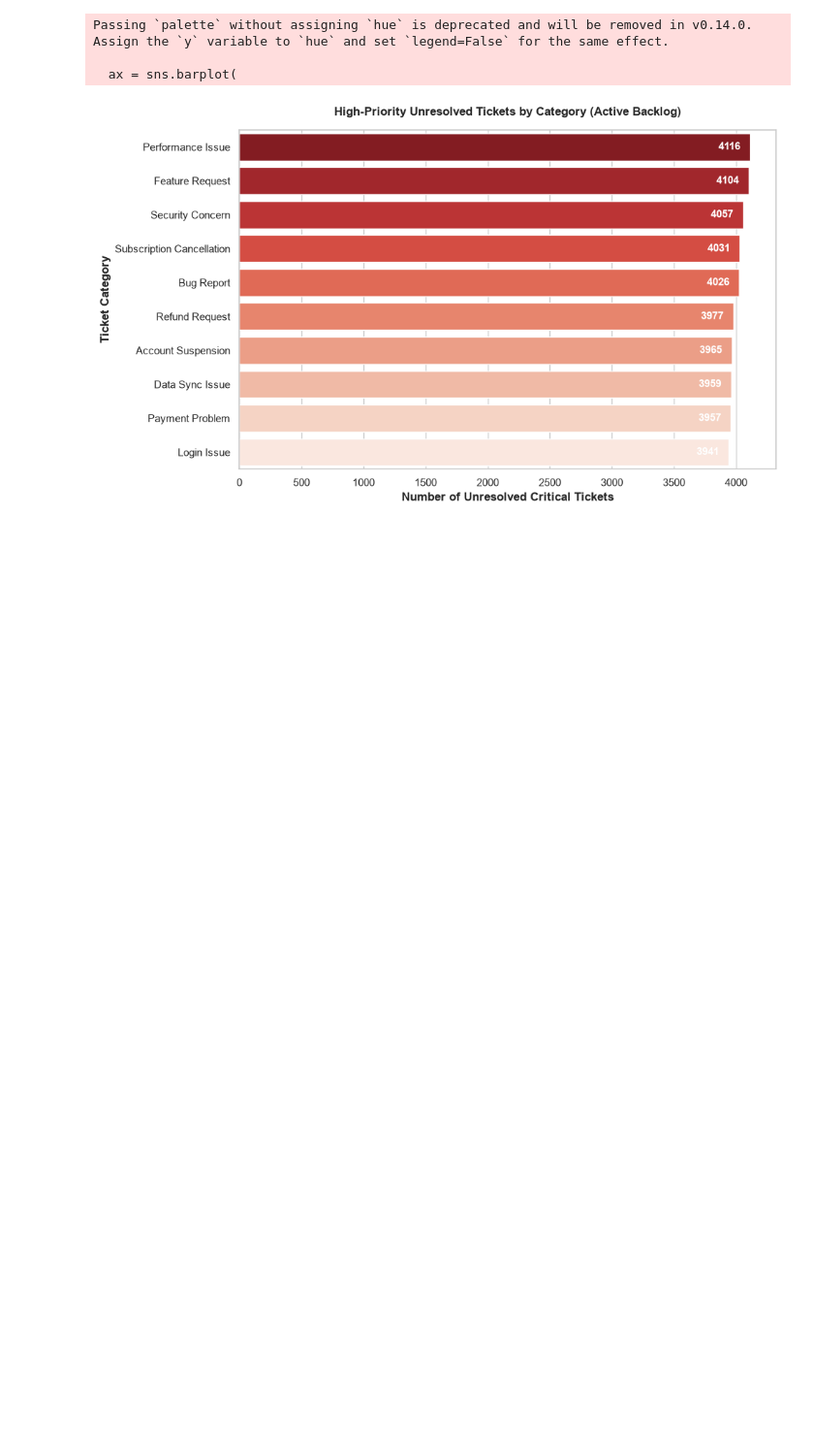
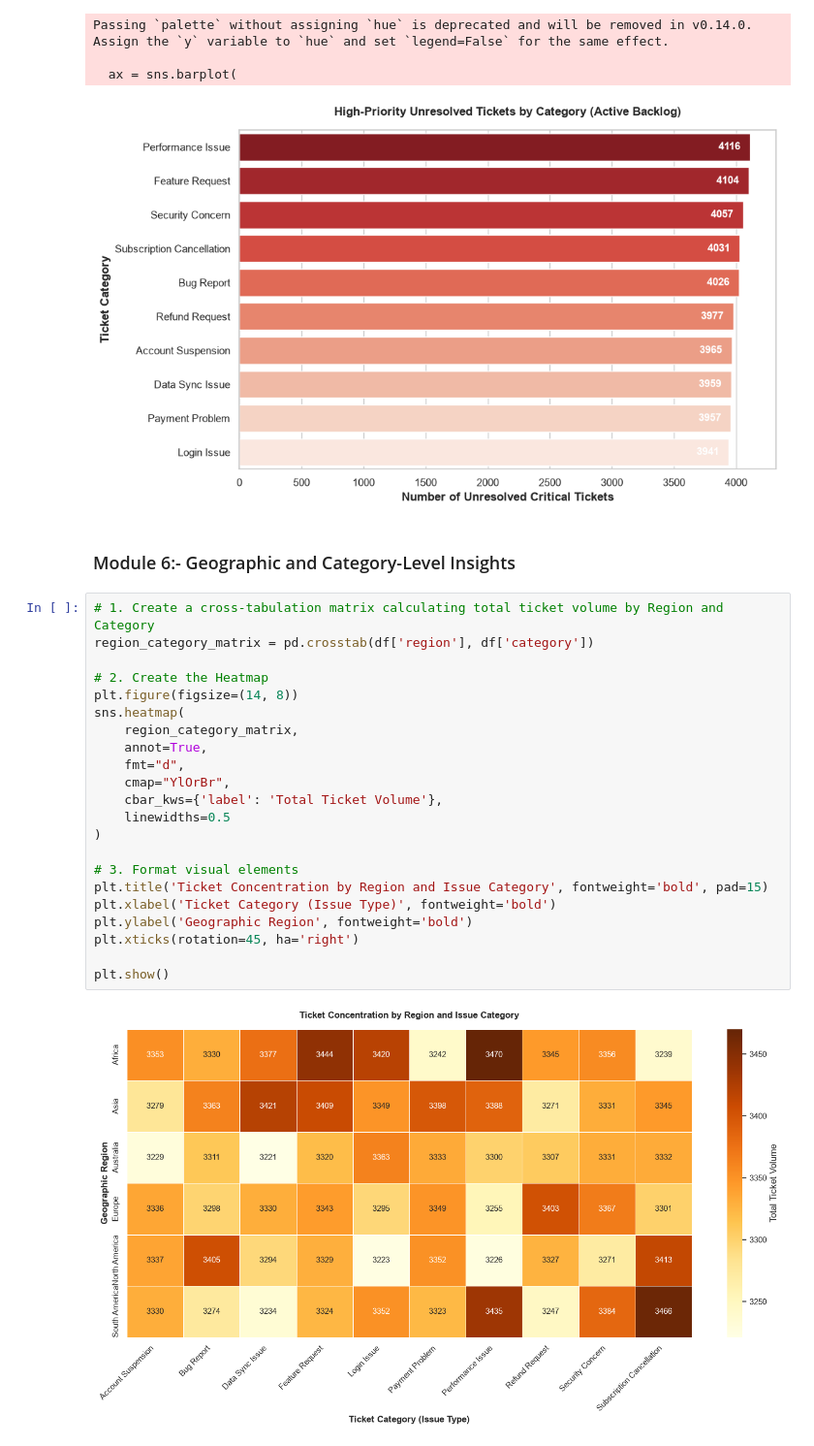
Before and after one commit to springboardmentor1210a/Supportlytics, a Jupyter notebook: analysis.ipynb, the cells around one changed output. Shown at 97% size. Saved outputs shown, nothing was run; the diff lists cells and outputs as text; blank space fills up the shorter version.

```diff
--- a/analysis.ipynb
+++ b/analysis.ipynb
@@ -879,3 +924,29 @@ Passing `palette` without assigning `hue` is deprecated and will be removed in v
 
   ax = sns.barplot(
 [figure]
+# %% [markdown]
+### Module 6:- Geographic and Category-Level Insights
+# %%
+# 1. Create a cross-tabulation matrix calculating total ticket volume by Region and Category
+region_category_matrix = pd.crosstab(df['region'], df['category'])
+
+# 2. Create the Heatmap
+plt.figure(figsize=(14, 8))
+sns.heatmap(
+    region_category_matrix,
+    annot=True,
+    fmt="d",
+    cmap="YlOrBr",
+    cbar_kws={'label': 'Total Ticket Volume'},
+    linewidths=0.5
+)
+
+# 3. Format visual elements
+plt.title('Ticket Concentration by Region and Issue Category', fontweight='bold', pad=15)
+plt.xlabel('Ticket Category (Issue Type)', fontweight='bold')
+plt.ylabel('Geographic Region', fontweight='bold')
+plt.xticks(rotation=45, ha='right')
+
+plt.show()
+# %% [output]
+[figure, added]
```
Also changed, not shown: parts of 9 cells of this notebook, 3 other files.
